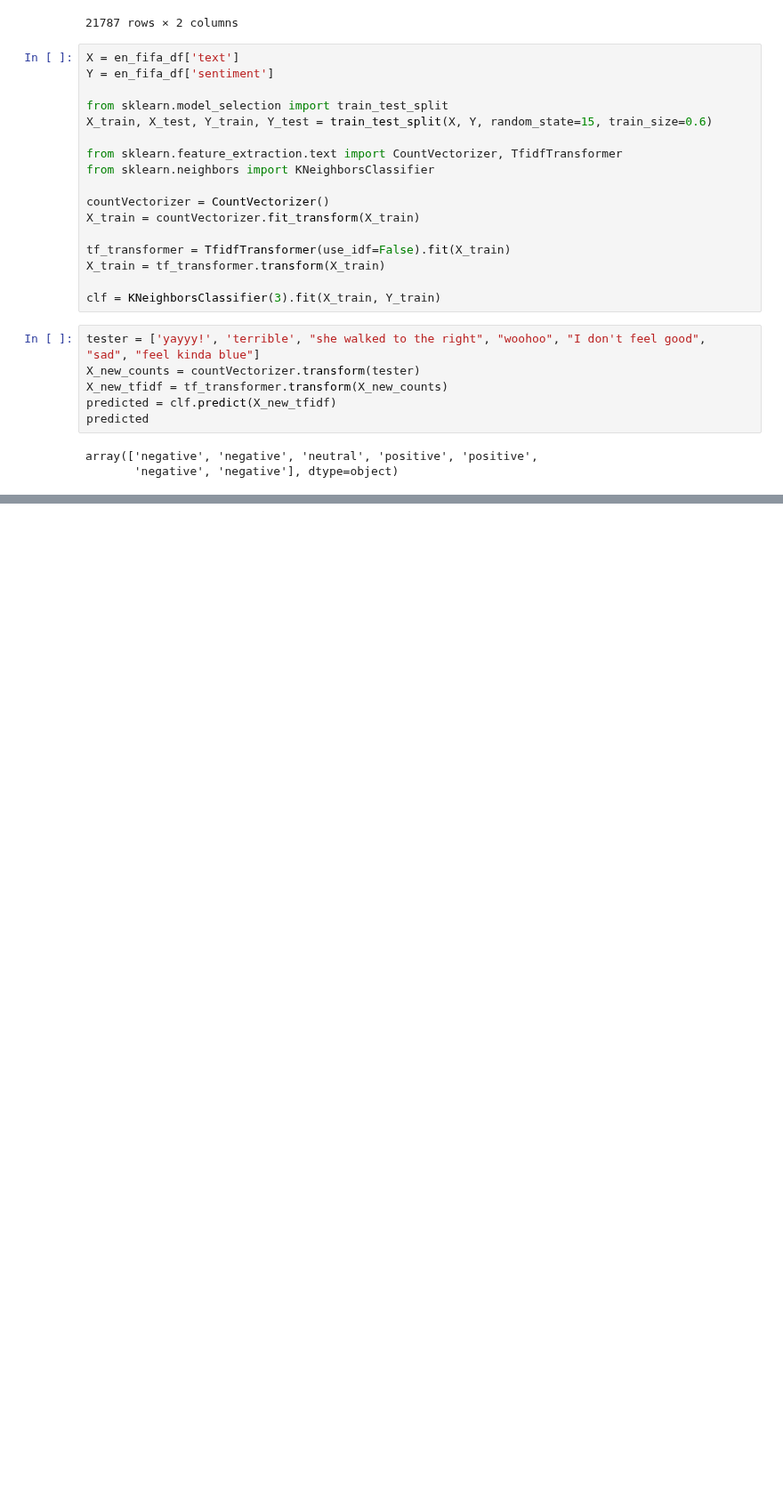
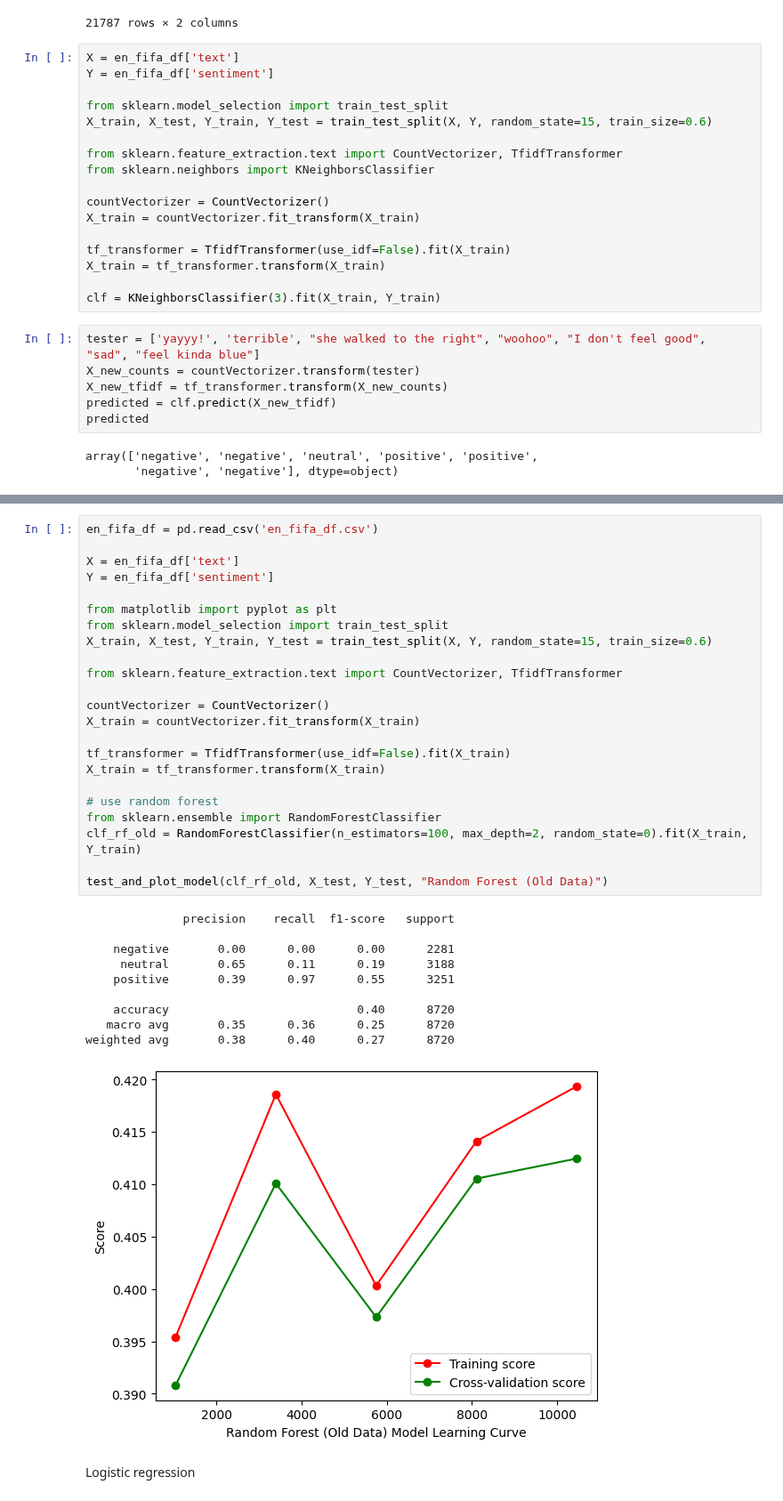
Before and after one commit to COGS118A/Group026-Wi23, a Jupyter notebook: COGS118A replacement data cleaning.ipynb, the cells around one changed output, grey strips where cells are left out. Shown at 89% size. Cells and saved outputs as stored; diff of their text form; blank space fills up the shorter version.

```diff
--- a/COGS118A replacement data cleaning.ipynb
+++ b/COGS118A replacement data cleaning.ipynb
@@ -638,0 +853,36 @@ array(['negative', 'negative', 'neutral', 'positive', 'positive',
+# %%
+en_fifa_df = pd.read_csv('en_fifa_df.csv')
+
+X = en_fifa_df['text']
+Y = en_fifa_df['sentiment']
+
+from matplotlib import pyplot as plt
+from sklearn.model_selection import train_test_split
+X_train, X_test, Y_train, Y_test = train_test_split(X, Y, random_state=15, train_size=0.6)
+
+from sklearn.feature_extraction.text import CountVectorizer, TfidfTransformer
+
+countVectorizer = CountVectorizer()
+X_train = countVectorizer.fit_transform(X_train)
+
+tf_transformer = TfidfTransformer(use_idf=False).fit(X_train)
+X_train = tf_transformer.transform(X_train)
+
+# use random forest
+from sklearn.ensemble import RandomForestClassifier
+clf_rf_old = RandomForestClassifier(n_estimators=100, max_depth=2, random_state=0).fit(X_train, Y_train)
+
+test_and_plot_model(clf_rf_old, X_test, Y_test, "Random Forest (Old Data)")
+# %% [output]
+              precision    recall  f1-score   support
+
+    negative       0.00      0.00      0.00      2281
+     neutral       0.65      0.11      0.19      3188
+    positive       0.39      0.97      0.55      3251
+
+    accuracy                           0.40      8720
+   macro avg       0.35      0.36      0.25      8720
+weighted avg       0.38      0.40      0.27      8720
+[figure, added]
+# %% [markdown]
+Logistic regression
```
Also changed, not shown: parts of 57 cells of this notebook.
